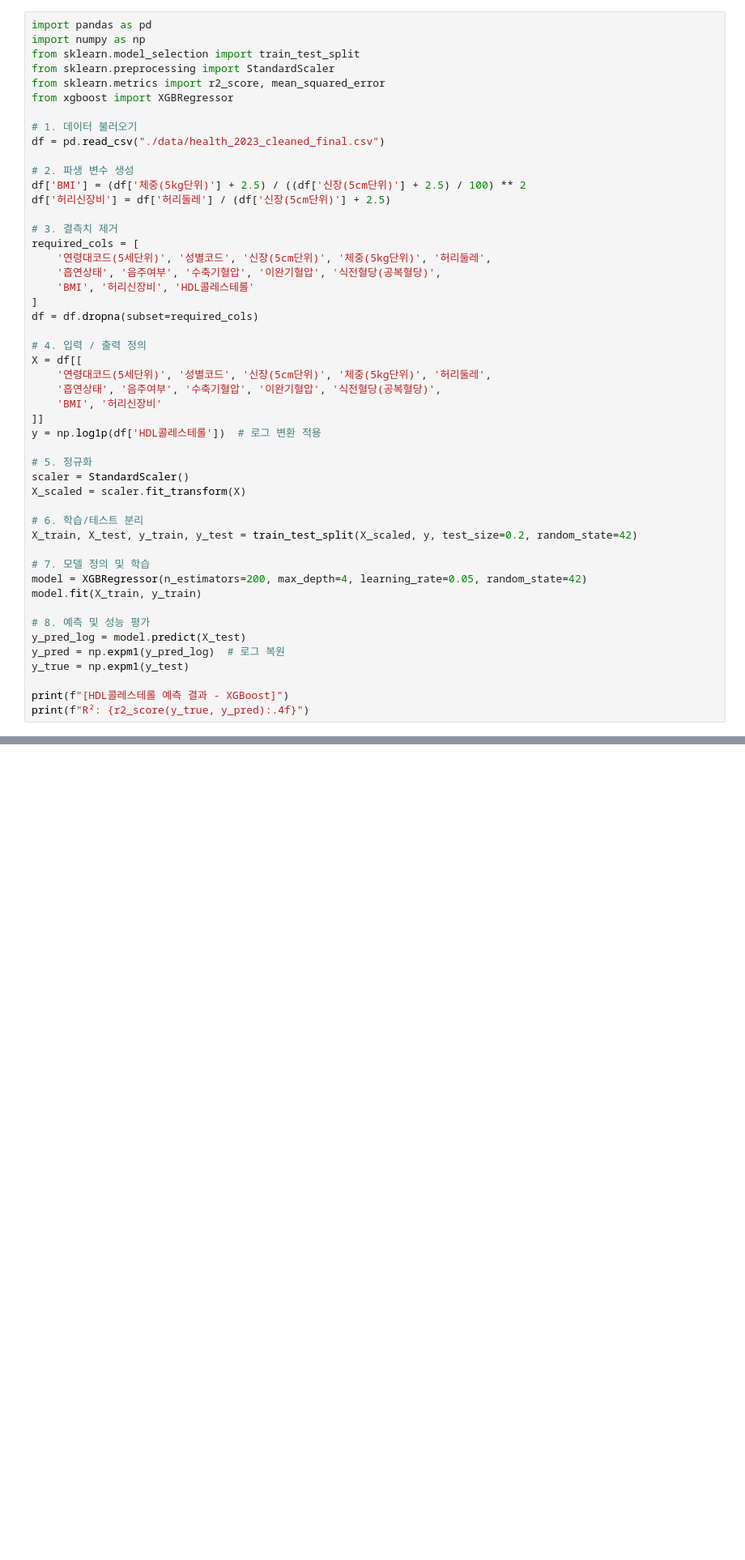
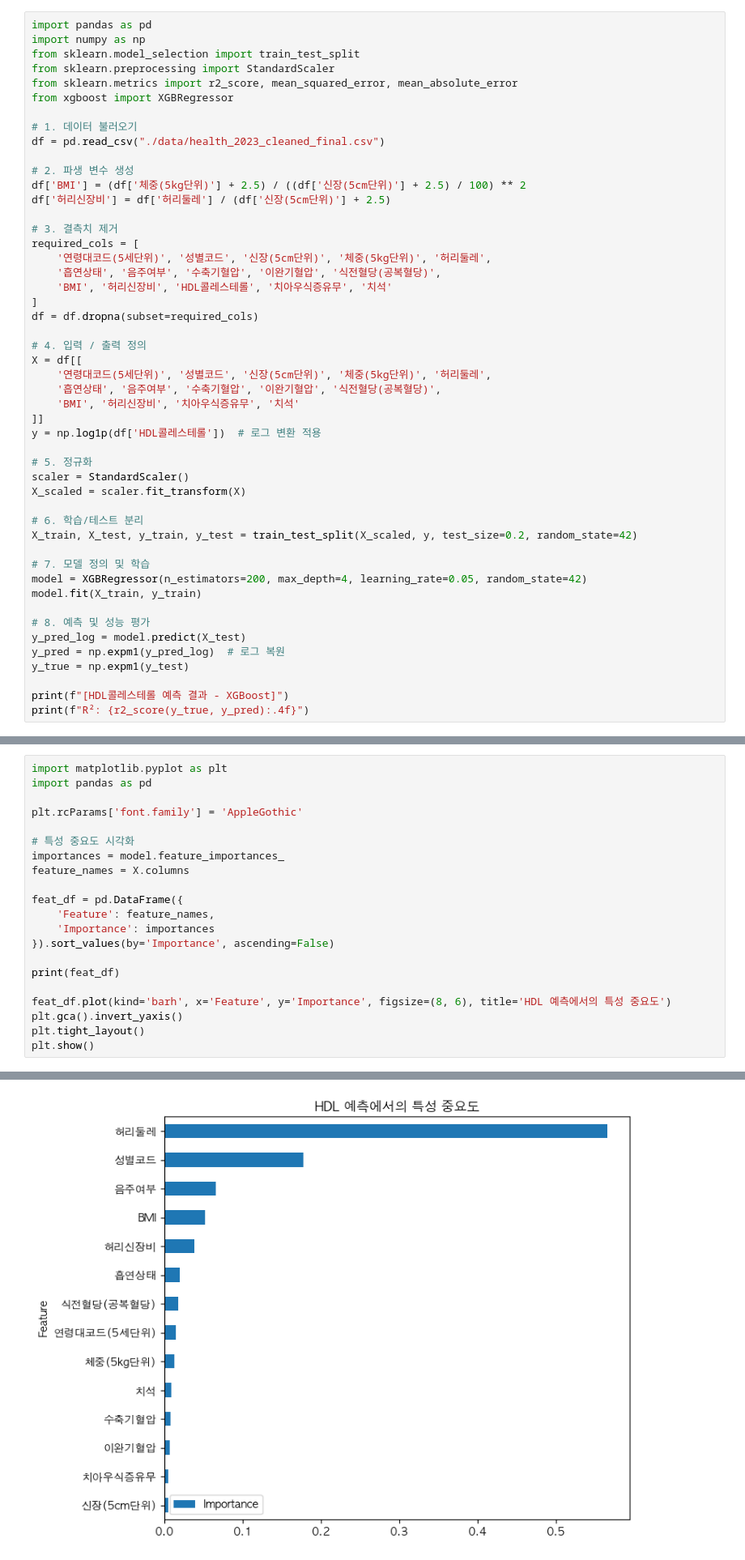
Before and after one commit to HSU-BigdataProgramming/cholesterol-prediction-nhis, a Jupyter notebook: prediction_colesterol.ipynb, the cells around one changed output, grey strips where cells are left out. Shown: that part at 81% size. Drawn from its saved outputs; the diff is of its cells as text; blank space fills up the shorter version.

```diff
--- a/prediction_colesterol.ipynb
+++ b/prediction_colesterol.ipynb
@@ -96,7 +57,7 @@ import pandas as pd
 import numpy as np
 from sklearn.model_selection import train_test_split
 from sklearn.preprocessing import StandardScaler
-from sklearn.metrics import r2_score, mean_squared_error
+from sklearn.metrics import r2_score, mean_squared_error, mean_absolute_error
 from xgboost import XGBRegressor
 
 # 1. 데이터 불러오기
@@ -110,7 +71,7 @@ df['허리신장비'] = df['허리둘레'] / (df['신장(5cm단위)'] + 2.5)
 required_cols = [
     '연령대코드(5세단위)', '성별코드', '신장(5cm단위)', '체중(5kg단위)', '허리둘레',
     '흡연상태', '음주여부', '수축기혈압', '이완기혈압', '식전혈당(공복혈당)',
-    'BMI', '허리신장비', 'HDL콜레스테롤'
+    'BMI', '허리신장비', 'HDL콜레스테롤', '치아우식증유무', '치석'
 ]
 df = df.dropna(subset=required_cols)
 
@@ -118,7 +79,7 @@ df = df.dropna(subset=required_cols)
 X = df[[
     '연령대코드(5세단위)', '성별코드', '신장(5cm단위)', '체중(5kg단위)', '허리둘레',
     '흡연상태', '음주여부', '수축기혈압', '이완기혈압', '식전혈당(공복혈당)',
-    'BMI', '허리신장비'
+    'BMI', '허리신장비', '치아우식증유무', '치석'
 ]]
 y = np.log1p(df['HDL콜레스테롤'])  # 로그 변환 적용
 
@@ -164,0 +158,22 @@ print("📈 R²:", r2)
+# %%
+import matplotlib.pyplot as plt
+import pandas as pd
+
+plt.rcParams['font.family'] = 'AppleGothic'
+
+# 특성 중요도 시각화
+importances = model.feature_importances_
+feature_names = X.columns
+
+feat_df = pd.DataFrame({
+    'Feature': feature_names,
+    'Importance': importances
+}).sort_values(by='Importance', ascending=False)
+
+print(feat_df)
+
+feat_df.plot(kind='barh', x='Feature', y='Importance', figsize=(8, 6), title='HDL 예측에서의 특성 중요도')
+plt.gca().invert_yaxis()
+plt.tight_layout()
+plt.show()
+# %% [output]
@@ -164,0 +195 @@ print("📈 R²:", r2)
+[figure, added]
```
Also changed, not shown: parts of 10 cells of this notebook.
